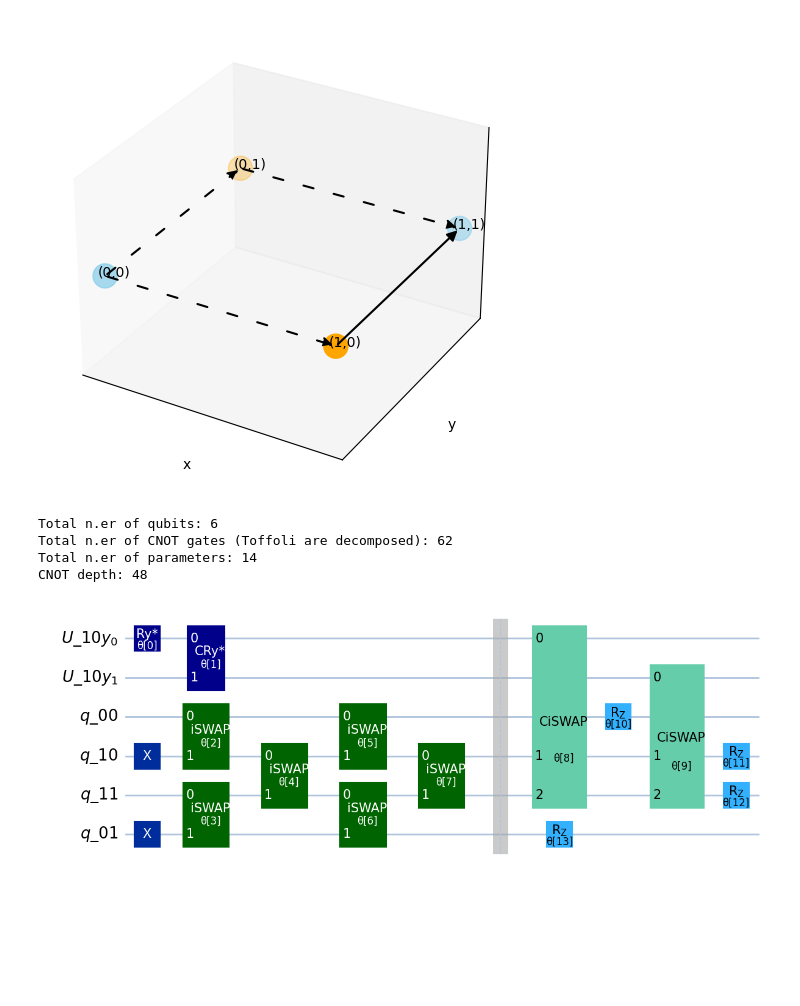
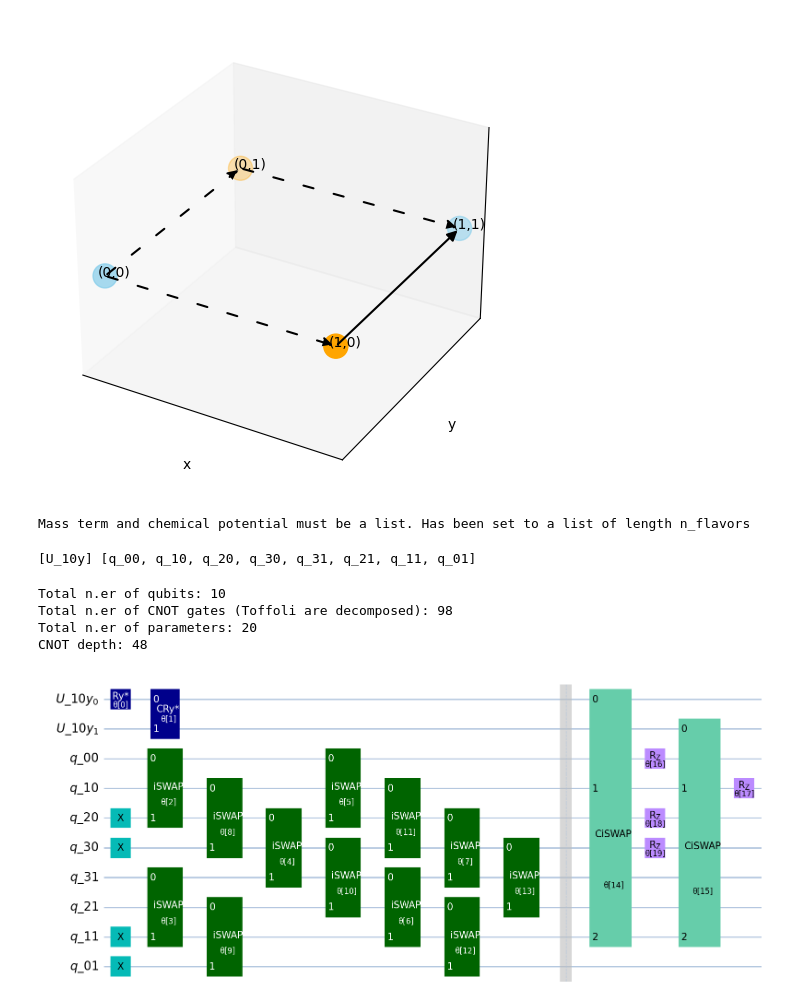
Before and after one commit to ariannacrippa/QC_lattice_H, a Jupyter notebook: notebooks/class_ansaetze.ipynb, the cells around one changed output. Saved outputs shown, nothing was run; the diff lists cells and outputs as text; code cells hidden in the pictures; blank space fills up the shorter version.

Commit message:
Adapting ansatz for multiple flavors pt.1

```diff
--- a/notebooks/class_ansaetze.ipynb
+++ b/notebooks/class_ansaetze.ipynb
@@ -41,11 +41,12 @@ static_charges_values =None#{(0,0):1,(1,0):-1}#TODO: no conditions applied, like
 display_hamiltonian=False
 e_op_out_plus=False #if E out of site n has plus sign
 sparse_pauli=False
+n_flavors = 2
 #exact diagonalisation parameters:
 threshold = 1e-12
 num_eigs = 3
 # %%
-latt = HCLattice(n_sites,pbc=pbc)
+latt = HCLattice(n_sites,pbc=pbc,n_flavors=n_flavors)
 # %%
 
 latt.draw_graph_func(gauss_law_fig=False,static_charges=static_charges_values)
@@ -66,7 +67,8 @@ config = {
     'pbc': pbc,
     'puregauge': puregauge,
     'static_charges_values': None,
-    'e_op_out_plus': e_op_out_plus
+    'e_op_out_plus': e_op_out_plus,
+    'n_flavors': n_flavors
 }
 hamilt_sym = HamiltonianQED_sym(config,display_hamiltonian=False)
 class_H_oprt = HamiltonianQED_oprt( config,hamilt_sym, sparse_pauli=sparse_pauli)
@@ -89,44 +93,51 @@ latt.draw_graph_func(gauss_law_fig=True,e_op_free=class_H_oprt.e_op_free)#,savef
 # %% [output]
 [figure]
 # %%
-Hamiltonian_Pauli_tot_vqe = class_H_oprt.get_hamiltonian(g_var=g, m_var=m, omega=omega,fact_b_op=fact_b_op,fact_e_op=fact_b_op,lambd=0)
+Hamiltonian_Pauli_tot_vqe = class_H_oprt.get_hamiltonian(g_var=g, m_var=m, omega=omega,fact_b_op=fact_b_op,fact_e_op=fact_b_op,lambd=0,chem_pot=0)
+# %% [output]
+Mass term and chemical potential must be a list. Has been set to a list of length n_flavors
+# %%
+print(class_H_oprt.uop_list, class_H_oprt.qop_list)
+# new list for multiple flavors
+# %% [output]
+[U_10y] [q_00, q_10, q_20, q_30, q_31, q_21, q_11, q_01]
 # %%
 nlayersgauge= 1
 nlayersferm=2
 entanglement='full'#triangular,linear,full
 rzlayer=False
 ngauge = class_H_oprt.len_e_op
 if puregauge:
-    n_qubits_f = 0
+    n_fermions = 0
 else:
-    n_qubits_f = np.prod(latt.n_sites)
+    n_fermions = np.prod(latt.n_sites)
 
 n_qubits =int(np.ceil(np.log2(2 * l+ 1)))
 
 
-ansatz_class = Ansatz(l,ngauge,nfermions=n_qubits_f,gauge_list= class_H_oprt.uop_list,ferm_list=class_H_oprt.qop_list)
+ansatz_class = Ansatz(l,ngauge,nfermions=n_fermions,gauge_list= class_H_oprt.uop_list,ferm_list=class_H_oprt.qop_list, n_flavors=n_flavors)
 
 if puregauge:
     qc_tot2,first_layer_par,thgauge = ansatz_class.puregauge_circuit_entang(entanglement=entanglement,rzlayer=rzlayer,nlayers=nlayersgauge)
 
 else:
     qc_tot2,first_layer_par = ansatz_class.gauge_fermion_circuit(entanglement=entanglement,rzlayer=rzlayer,nlayersgauge=nlayersgauge,nlayersferm=nlayersferm)
 
 
 
 print('Total n.er of qubits:',qc_tot2.num_qubits)
 print('Total n.er of CNOT gates (Toffoli are decomposed):',dict(qc_tot2.decompose(reps=6).count_ops())['cx'])
 print('Total n.er of parameters:',qc_tot2.num_parameters)
 depth = qc_tot2.decompose(reps=4).depth(lambda x: x[0].num_qubits == 2)
 print("CNOT depth:",depth)
 #print(ansatz_class.first_layer_par)
 #parameter counts
 #ansatz_class.parameters_count(n_qubits,ngauge)
 qc_tot2.draw('mpl',fold=-1,
              style=ansatz_class.style)
 # %% [output]
-Total n.er of qubits: 6
-Total n.er of CNOT gates (Toffoli are decomposed): 62
-Total n.er of parameters: 14
+Total n.er of qubits: 10
+Total n.er of CNOT gates (Toffoli are decomposed): 98
+Total n.er of parameters: 20
 CNOT depth: 48
-[figure, old version]
+[figure, new version]
```
Also changed, not shown: parts of 2 cells of this notebook, 4 other files.
